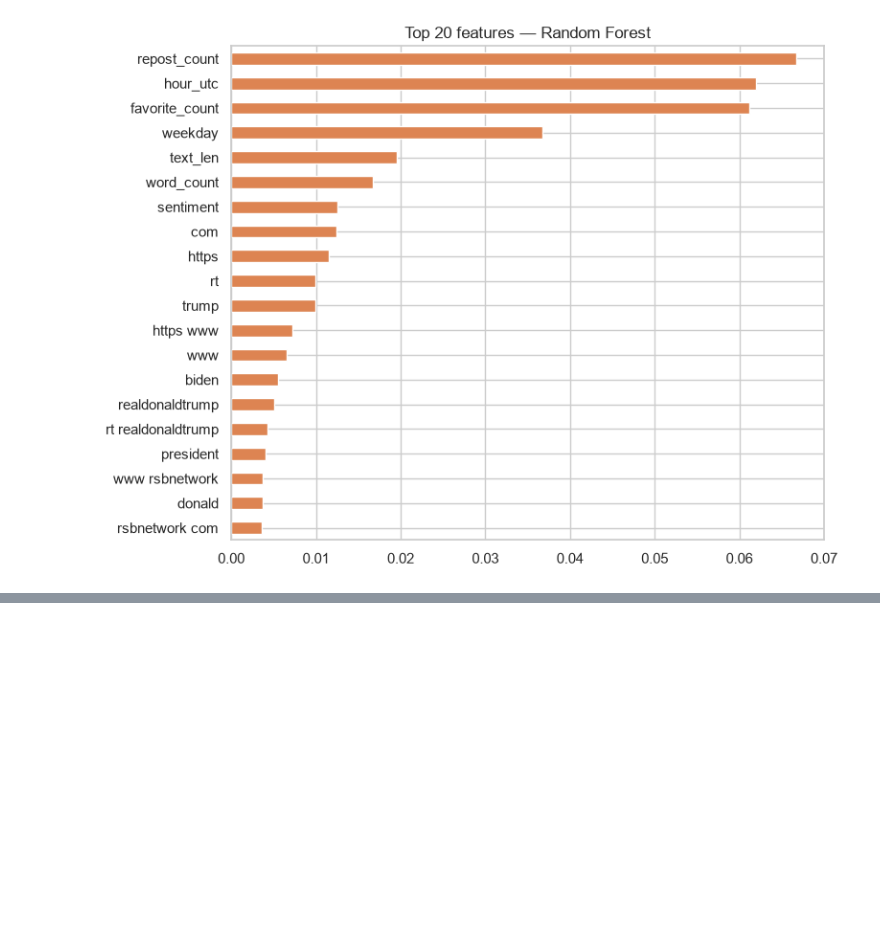
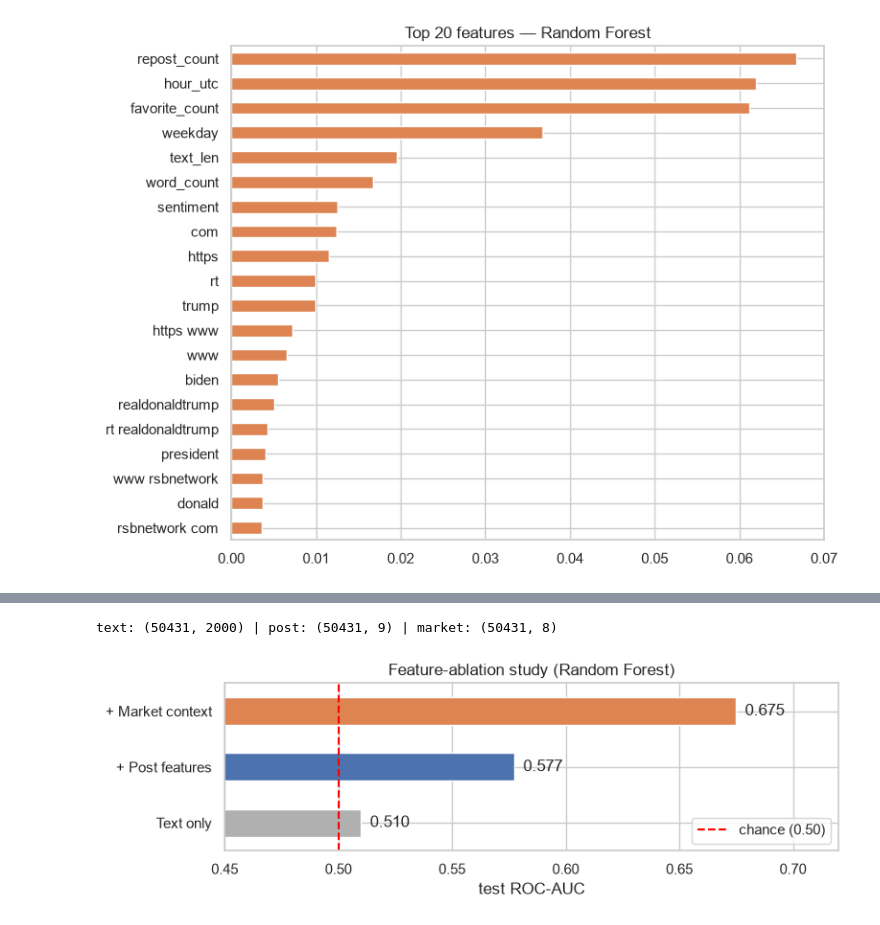
Before and after one commit to JFKongphop/crypto-sentiment-prototype, a Jupyter notebook: eth_volatility_analysis.ipynb, the cells around one changed output, grey strips where cells are left out. Drawn from its saved outputs; the diff is of its cells as text; code cells hidden in the pictures; blank space fills up the shorter version.

```diff
--- a/eth_volatility_analysis.ipynb
+++ b/eth_volatility_analysis.ipynb
@@ -327,0 +441,52 @@ elif hasattr(best, 'coef_'):
+# %%
+# 7.2 Rebuild train/test and the feature blocks with the enhanced numeric features
+cut = int(len(df) * 0.8)
+train, test = df.iloc[:cut].copy(), df.iloc[cut:].copy()
+for c in MKT:                                    # fill the few gaps using TRAIN medians only
+    med = train[c].median()
+    train[c] = train[c].fillna(med)
+    test[c]  = test[c].fillna(med)
+y_train, y_test = train['target'].values, test['target'].values
+
+POST = ['sentiment', 'word_count', 'text_len', 'favorite_count', 'repost_count',
+        'hour_utc', 'weekday', 'has_crypto_kw', 'has_econ_kw']
+
+tfidf = TfidfVectorizer(max_features=2000, ngram_range=(1, 2), min_df=5, stop_words='english')
+Xtr_txt = tfidf.fit_transform(train['text'])
+Xte_txt = tfidf.transform(test['text'])
+
+def _std_block(cols):                            # standardize on TRAIN statistics only
+    mu, sd = train[cols].mean(), train[cols].std() + 1e-9
+    return csr_matrix((train[cols] - mu) / sd), csr_matrix((test[cols] - mu) / sd)
+
+Xtr_post, Xte_post = _std_block(POST)
+Xtr_mkt,  Xte_mkt  = _std_block(MKT)
+feat_names_v2 = np.concatenate([tfidf.get_feature_names_out(), np.array(POST), np.array(MKT)])
+print('text:', Xtr_txt.shape, '| post:', Xtr_post.shape, '| market:', Xtr_mkt.shape)
+# %% [output]
+text: (50431, 2000) | post: (50431, 9) | market: (50431, 8)
+# %%
+# 7.3 Ablation: how much ROC-AUC does each feature group add? (same model each time)
+Xtr_sets = {'Text only':        Xtr_txt,
+            '+ Post features':  hstack([Xtr_txt, Xtr_post]).tocsr(),
+            '+ Market context': hstack([Xtr_txt, Xtr_post, Xtr_mkt]).tocsr()}
+Xte_sets = {'Text only':        Xte_txt,
+            '+ Post features':  hstack([Xte_txt, Xte_post]).tocsr(),
+            '+ Market context': hstack([Xte_txt, Xte_post, Xte_mkt]).tocsr()}
+
+abl_auc = {}
+for name in Xtr_sets:
+    rf = RandomForestClassifier(n_estimators=300, max_depth=20, n_jobs=-1,
+                                random_state=42, class_weight='balanced_subsample')
+    rf.fit(Xtr_sets[name], y_train)
+    abl_auc[name] = roc_auc_score(y_test, rf.predict_proba(Xte_sets[name])[:, 1])
+
+ax = pd.Series(abl_auc).plot(kind='barh', figsize=(8, 2.8),
+                             color=['#B0B0B0', '#4C72B0', '#DD8452'])
+ax.axvline(0.5, color='red', ls='--', label='chance (0.50)'); ax.set_xlim(0.45, 0.72)
+ax.set_xlabel('test ROC-AUC'); ax.set_title('Feature-ablation study (Random Forest)'); ax.legend()
+for i, v in enumerate(abl_auc.values()):
+    ax.text(v + 0.004, i, f'{v:.3f}', va='center')
+plt.tight_layout(); plt.show()
+# %% [output]
+[figure, added]
```
Also changed, not shown: parts of 19 cells of this notebook.
